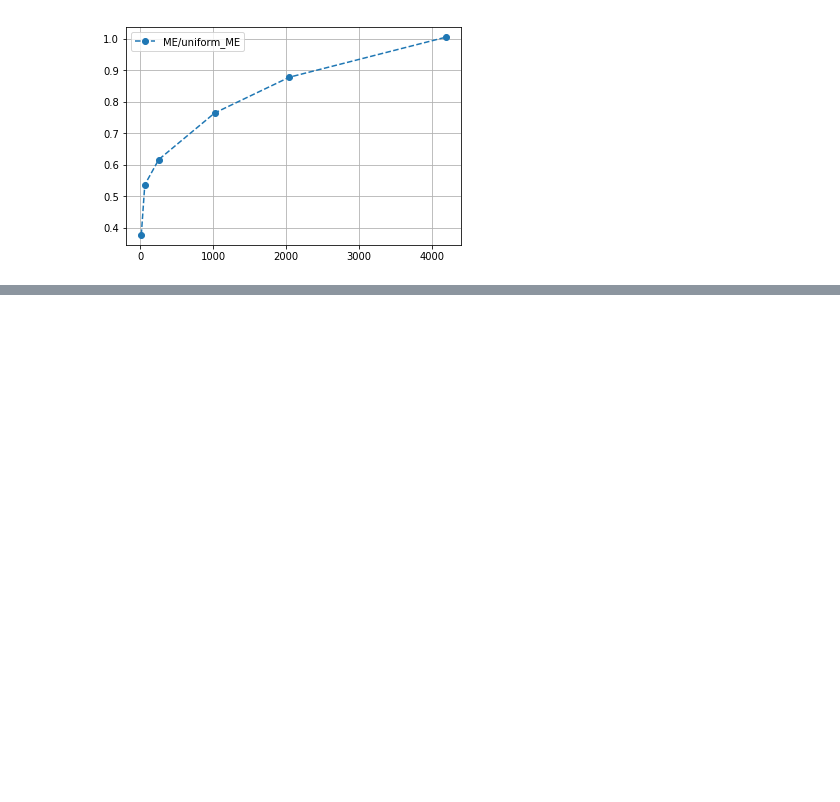
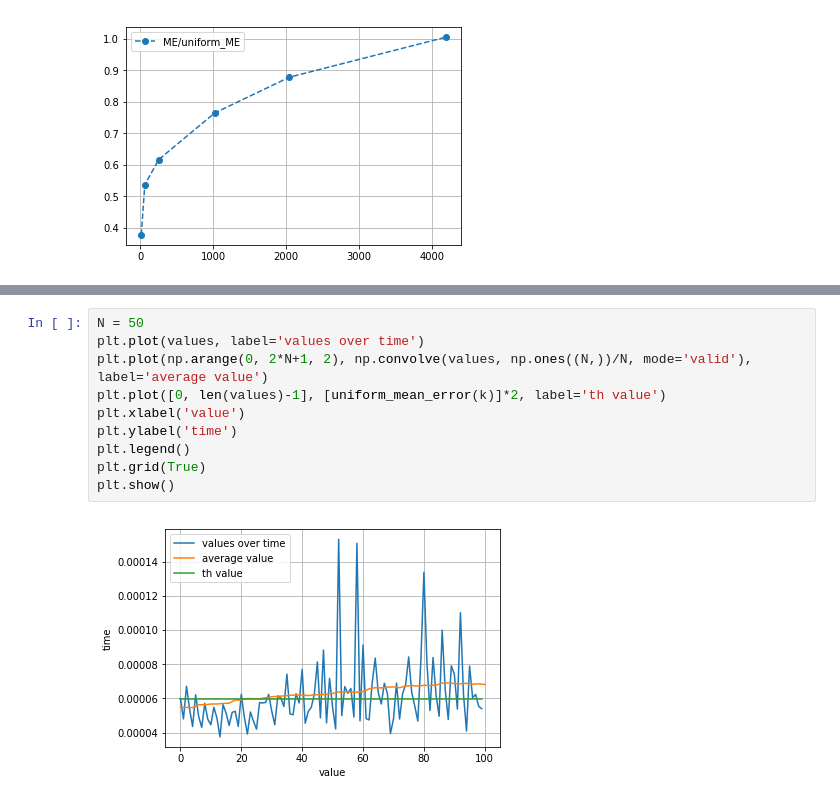
Before and after one commit to jimkon/adaptive-discretization, a Jupyter notebook: demos/gaussian_1d_performance.ipynb, the cells around one changed output, grey strips where cells are left out. Drawn from its saved outputs; the diff is of its cells as text; blank space fills up the shorter version.

```diff
--- a/demos/gaussian_1d_performance.ipynb
+++ b/demos/gaussian_1d_performance.ipynb
@@ -92,0 +143,12 @@ plt.show()
+# %%
+N = 50
+plt.plot(values, label='values over time')
+plt.plot(np.arange(0, 2*N+1, 2), np.convolve(values, np.ones((N,))/N, mode='valid'), label='average value')
+plt.plot([0, len(values)-1], [uniform_mean_error(k)]*2, label='th value')
+plt.xlabel('value')
+plt.ylabel('time')
+plt.legend()
+plt.grid(True)
+plt.show()
+# %% [output]
+[figure, added]
```
Also changed, not shown: parts of 5 cells of this notebook.
